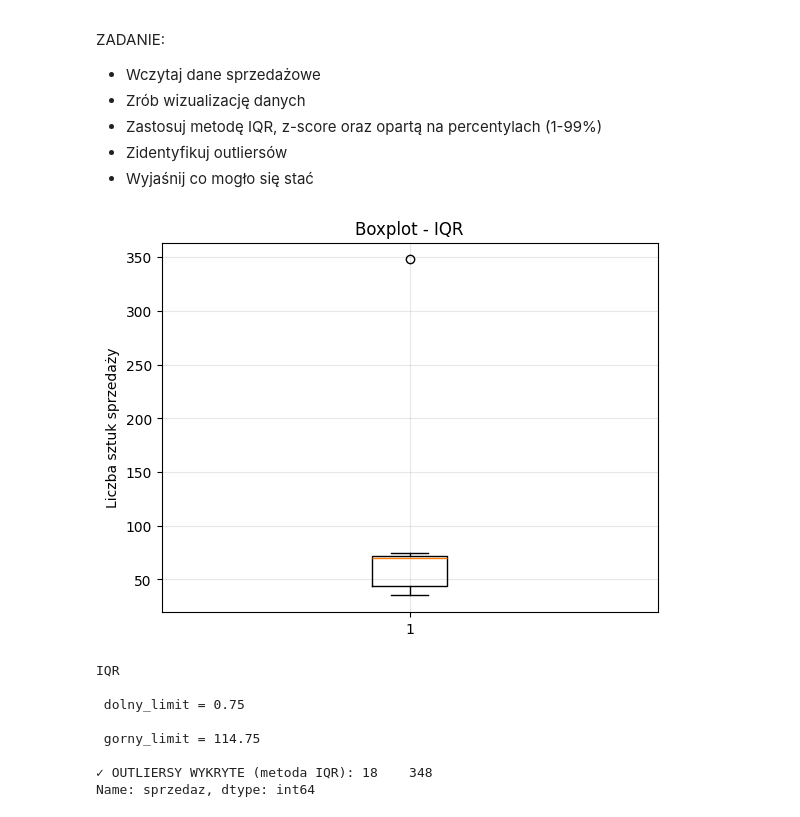
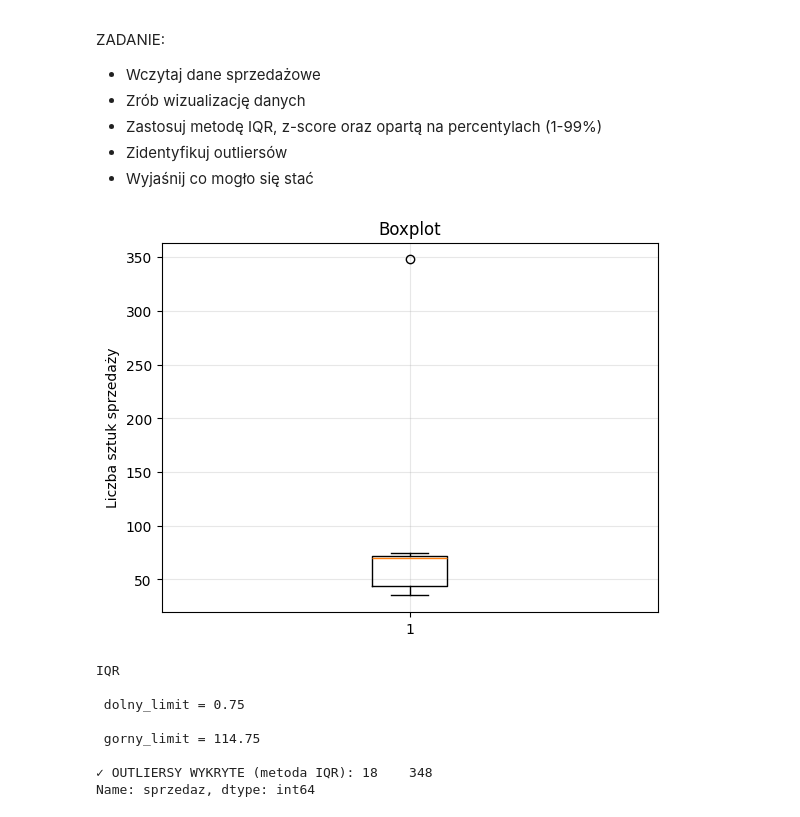
Before and after one commit to Student410210/Praca-z-zaj-, a Jupyter notebook: wykrywanie_elementow_odstajacych.ipynb, the cells around one changed output. Cells and saved outputs as stored; diff of their text form; code cells hidden in the pictures.

```diff
--- a/wykrywanie_elementow_odstajacych.ipynb
+++ b/wykrywanie_elementow_odstajacych.ipynb
@@ -397,10 +397,10 @@ sale_df = pd.read_csv('sprzedaz_dzienna.csv')
 # %%
 plt.boxplot(sale_df['sprzedaz'])
 plt.ylabel('Liczba sztuk sprzedaży')
-plt.title('Boxplot - IQR')
+plt.title('Boxplot')
 plt.grid(True, alpha=0.3)
 # %% [output]
-[figure, old version]
+[figure, new version]
 # %%
 Q1 = np.percentile(sale_df['sprzedaz'], 25)
 Q3 = np.percentile(sale_df['sprzedaz'], 75)
```
Also changed, not shown: parts of 2 cells of this notebook.
